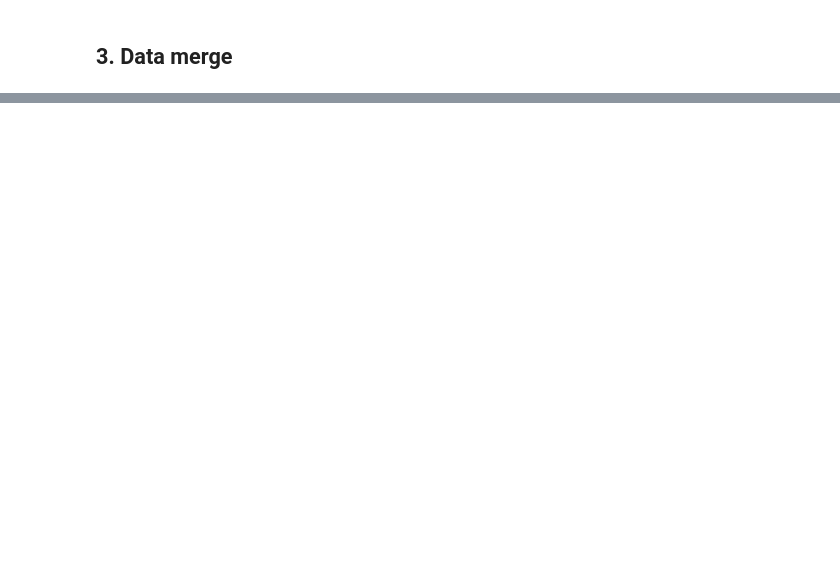
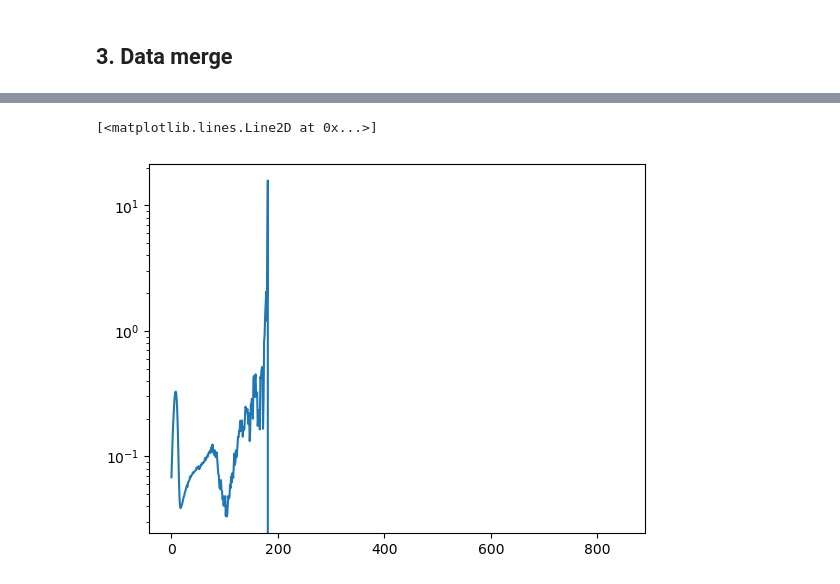
Before and after one commit to pozzo-research-group/saxs_data_processing, a Jupyter notebook: brenden_prototype/datamerge/saxs_data_process_prototyping.ipynb, the cells around one changed output, grey strips where cells are left out. Drawn from its saved outputs; the diff is of its cells as text; code cells hidden in the pictures; blank space fills up the shorter version.

```diff
--- a/brenden_prototype/datamerge/saxs_data_process_prototyping.ipynb
+++ b/brenden_prototype/datamerge/saxs_data_process_prototyping.ipynb
@@ -138,0 +227,5 @@ esaxs_bkg_data['I'][0]
+# %%
+plt.semilogy(variance)
+# %% [output]
+[<matplotlib.lines.Line2D at 0x...>]
+[figure, added]
```
Also changed, not shown: parts of 25 cells of this notebook.
